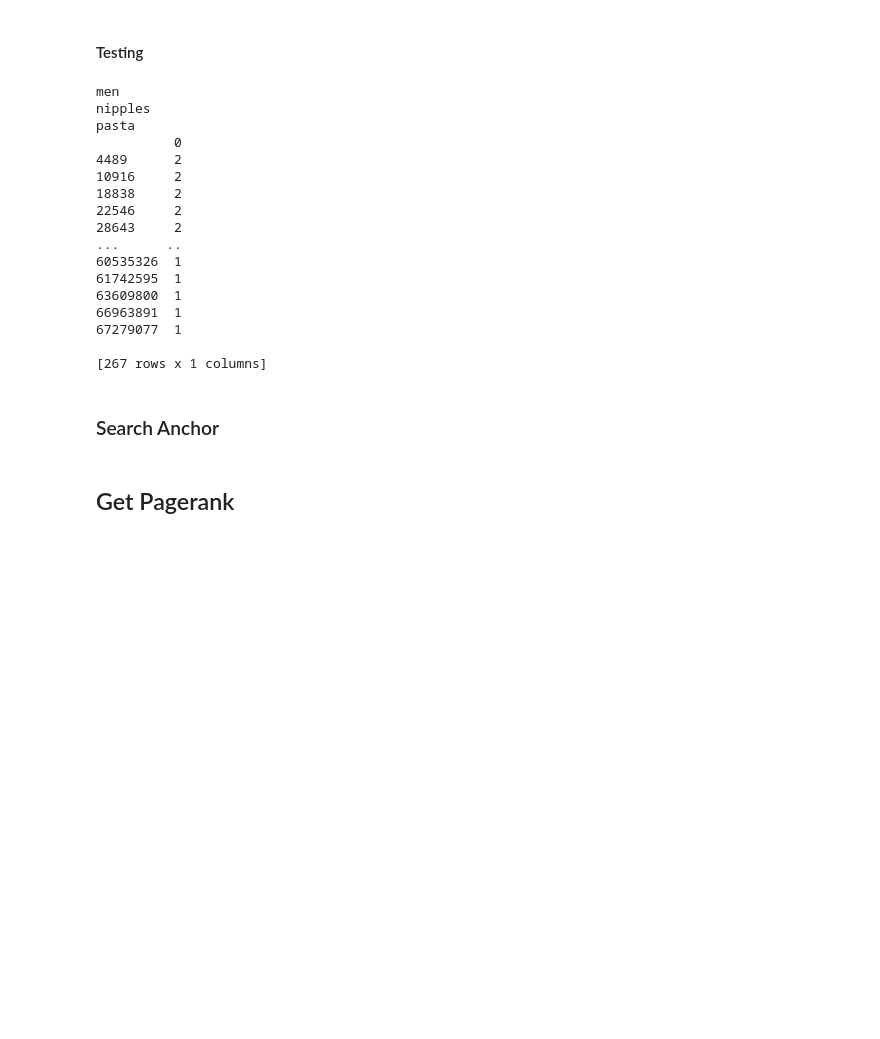
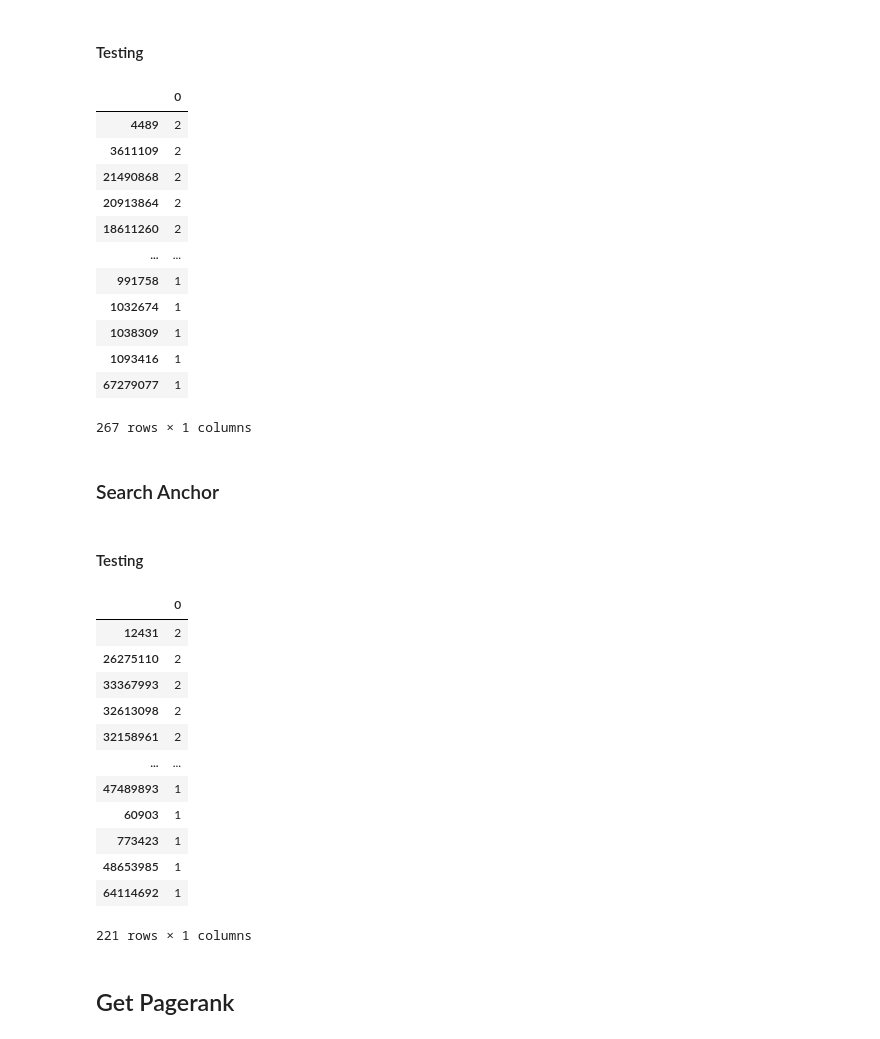
Before and after one commit to aviadtzemah/SearchEngine, a Jupyter notebook: src/search.ipynb, the cells around one changed output. Drawn from its saved outputs; the diff is of its cells as text; code cells hidden in the pictures; blank space fills up the shorter version.

Commit message:
forgot to return from binary_search and arranged the notebook a little

```diff
--- a/src/search.ipynb
+++ b/src/search.ipynb
@@ -494,9 +501,7 @@ def binary_search(query, index):
   candidates = get_candidate_documents_and_scores(tokenize(query), index, word, pls)
 
   candidates_list = pd.DataFrame.from_dict(candidates, orient='index')
-  candidates_list.sort_values(by=0, ascending=False)
-  print(candidates_list)
-  #candidates_list[::-1].sort()
+  return candidates_list.sort_values(by=0, ascending=False)
 # %% [markdown]
 ### Search Title
 # %%
@@ -520,23 +525,19 @@ def search_title(query):
 # %%
 search_title("men nipples pasta")
 # %% [output]
+|  | 0 |
+| 4489 | 2 |
+| 3611109 | 2 |
+| 21490868 | 2 |
+| 20913864 | 2 |
+| 18611260 | 2 |
+| ... | ... |
+| 991758 | 1 |
+| 1032674 | 1 |
+| 1038309 | 1 |
+| 1093416 | 1 |
+| 67279077 | 1 |
-men
-nipples
-pasta
-          0
-4489      2
-10916     2
-18838     2
-22546     2
-28643     2
-...      ..
-60535326  1
-61742595  1
-63609800  1
-66963891  1
-67279077  1
-
-[267 rows x 1 columns]
+267 rows × 1 columns
 # %% [markdown]
 ### Search Anchor
 # %%
@@ -555,6 +556,24 @@ def search_anchor(query):
   """
   # TODO: change the idnex we are utilizing once there is one
   return binary_search(query, index)
+# %% [markdown]
+#### Testing
+# %%
+search_anchor("google trends ted")
+# %% [output]
+|  | 0 |
+| 12431 | 2 |
+| 26275110 | 2 |
+| 33367993 | 2 |
+| 32613098 | 2 |
+| 32158961 | 2 |
+| ... | ... |
+| 47489893 | 1 |
+| 60903 | 1 |
+| 773423 | 1 |
+| 48653985 | 1 |
+| 64114692 | 1 |
+221 rows × 1 columns
 # %% [markdown]
 ## Get Pagerank
 # %%
```
Also changed, not shown: parts of 7 cells of this notebook.
